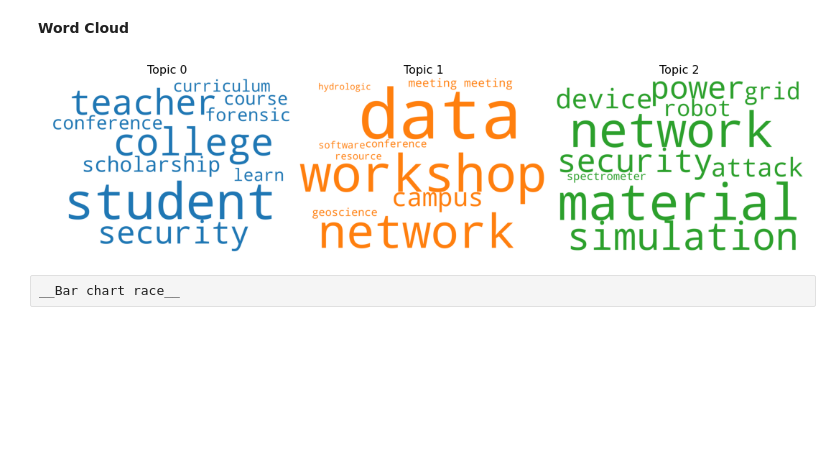
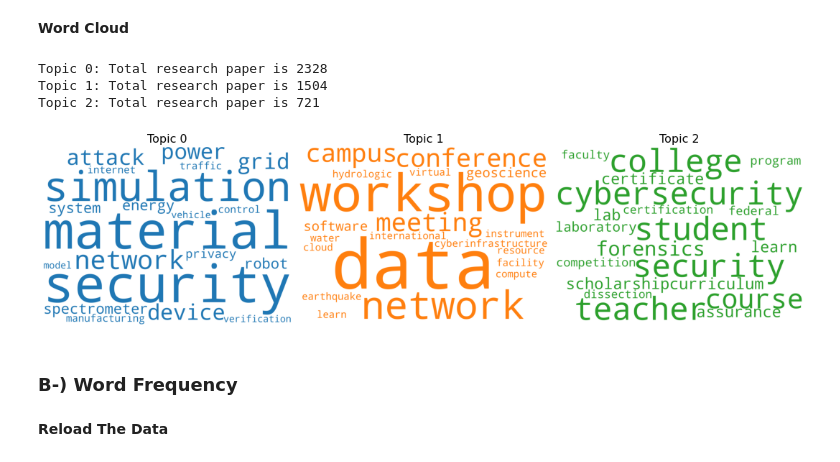
Before and after one commit to msklc/Text-Mining-Approach-to-Analyze-The-Cyber-Security-Related-Articles, a Jupyter notebook: PART-3 Text Mining.ipynb, the cells around one changed output. Cells and saved outputs as stored; diff of their text form; code cells hidden in the pictures; blank space fills up the shorter version.

```diff
--- a/PART-3 Text Mining.ipynb
+++ b/PART-3 Text Mining.ipynb
@@ -449,7 +286,7 @@ __TfidfVectorizer__
 # %%
 from sklearn.feature_extraction.text import TfidfVectorizer
 v = TfidfVectorizer()
-X = v.fit_transform(df_sum2['Abstract2'])
+X = v.fit_transform(df_sum2['Tokens_String'])
 X.toarray()[:2]
 # %% [output]
 array([[0., 0., 0., ..., 0., 0., 0.],
@@ -476,6 +305,6 @@ __Create New DataFrame__
 # %%
-df = pd.DataFrame(data=X.toarray(), columns=v.get_feature_names())
-df.head(2)
+df_for_clustering = pd.DataFrame(data=X.toarray(), columns=v.get_feature_names())
+df_for_clustering.head(2)
 # %% [output]
 |  | aa | aaa | ab | abandonment | abdomen | aberrant | abet | abide | ability | abiotic | ... |
 | 0 | 0.0 | 0.0 | 0.0 | 0.0 | 0.0 | 0.0 | 0.0 | 0.0 | 0.0 | 0.0 | ... |
@@ -534,7 +353,7 @@ n_clusters=3
 
 k_means = KMeans(n_clusters=n_clusters)
 #Run the clustering algorithm
-model = k_means.fit(df)
+model = k_means.fit(df_for_clustering)
 #Generate cluster predictions and store in y_hat
 y_hat = k_means.predict(X)
 y_hat
@@ -544,5 +363,7 @@ array([2, 0, 0, ..., 2, 2, 0])
 labels=list(y_hat)
 df_sum2['Label']=labels
 df_sum2.to_csv('df_sum_clustering.csv',sep=';')
+for n in range(n_clusters):
+    print('Topic {}: Total research paper is {}'.format(n, df_sum2[df_sum2['Label']==n].shape[0]))
 df_sum2.head(2)
 # %% [output]
@@ -570,37 +394,42 @@ __Word Cloud__
 # %%
 # 1. Wordcloud of Top N words in each topic
 from matplotlib import pyplot as plt
 from wordcloud import WordCloud, STOPWORDS
 import matplotlib.colors as mcolors
 
-cols = [color for name, color in mcolors.TABLEAU_COLORS.items()]  # more colors: 'mcolors.XKCD_COLORS'
+cols = [color for name, color in mcolors.TABLEAU_COLORS.items()]
 
 cloud = WordCloud(
                   background_color='white',
                   width=2500,
                   height=1800,
-                  max_words=10,
+                  max_words=20,
                   colormap='tab10',
                   color_func=lambda *args, **kwargs: cols[i],
                   prefer_horizontal=1.0)
 
 fig, axes = plt.subplots(1, 3, figsize=(15,15), sharex=True, sharey=True)
 
 for i, ax in enumerate(axes.flatten()):
     fig.add_subplot(ax)
-    topic_words = ', '.join(df_cluster_words['TopicWords'][i])
+    topic_words = ', '.join(list(dict(nltk.FreqDist(df_cluster_words['TopicWords'][i]).most_common(20))))
     cloud.generate(topic_words)
     plt.gca().imshow(cloud)
     plt.gca().set_title('Topic ' + str(i), fontdict=dict(size=16))
     plt.gca().axis('off')
-
+    print('Topic {}: Total research paper is {}'.format(i, df_sum2[df_sum2['Label']==i].shape[0]))
 
 plt.subplots_adjust(wspace=0, hspace=0)
 plt.axis('off')
 plt.margins(x=0, y=0)
 plt.tight_layout()
 plt.show()
 # %% [output]
+Topic 0: Total research paper is 2328
+Topic 1: Total research paper is 1504
+Topic 2: Total research paper is 721
-[figure, old version]
+[figure, new version]
-# %% [raw]
-__Bar chart race__
+# %% [markdown]
+### B-) Word Frequency
+# %% [markdown]
+__Reload The Data__
```
Also changed, not shown: parts of 73 cells of this notebook, 3 other files.
